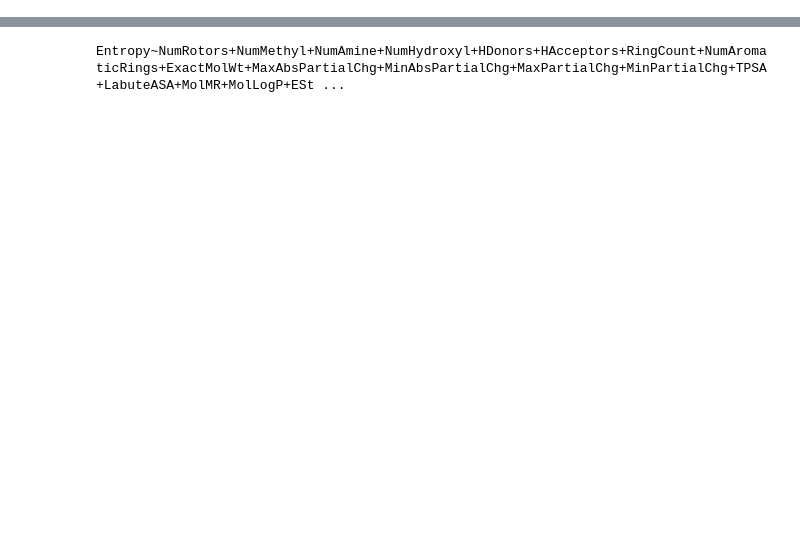
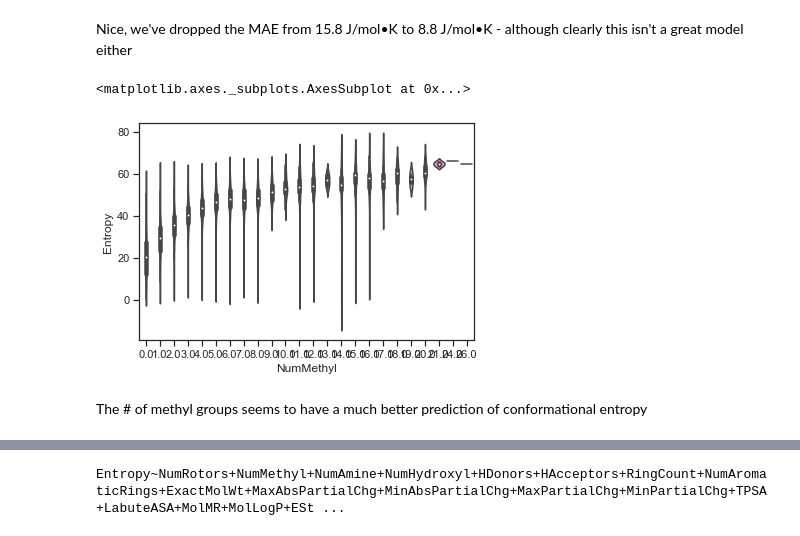
Before and after one commit to ghutchis/molecular-entropies, a Jupyter notebook: analysis.ipynb, the cells around one changed output, grey strips where cells are left out. Drawn from its saved outputs; the diff is of its cells as text; code cells hidden in the pictures; blank space fills up the shorter version.

```diff
--- a/analysis.ipynb
+++ b/analysis.ipynb
@@ -49,0 +106,9 @@ Index(['Category', 'File', 'SMILES', 'Entropy', 'NumRotors', 'NumMethyl',
+# %% [markdown]
+Nice, we've dropped the MAE from 15.8 J/mol•K to 8.8 J/mol•K - although clearly this isn't a great model either
+# %%
+sns.violinplot(x="NumMethyl", y="Entropy", data=df)
+# %% [output]
+<matplotlib.axes._subplots.AxesSubplot at 0x...>
+[figure, added]
+# %% [markdown]
+The # of methyl groups seems to have a much better prediction of conformational entropy
```
Also changed, not shown: parts of 18 cells of this notebook.
